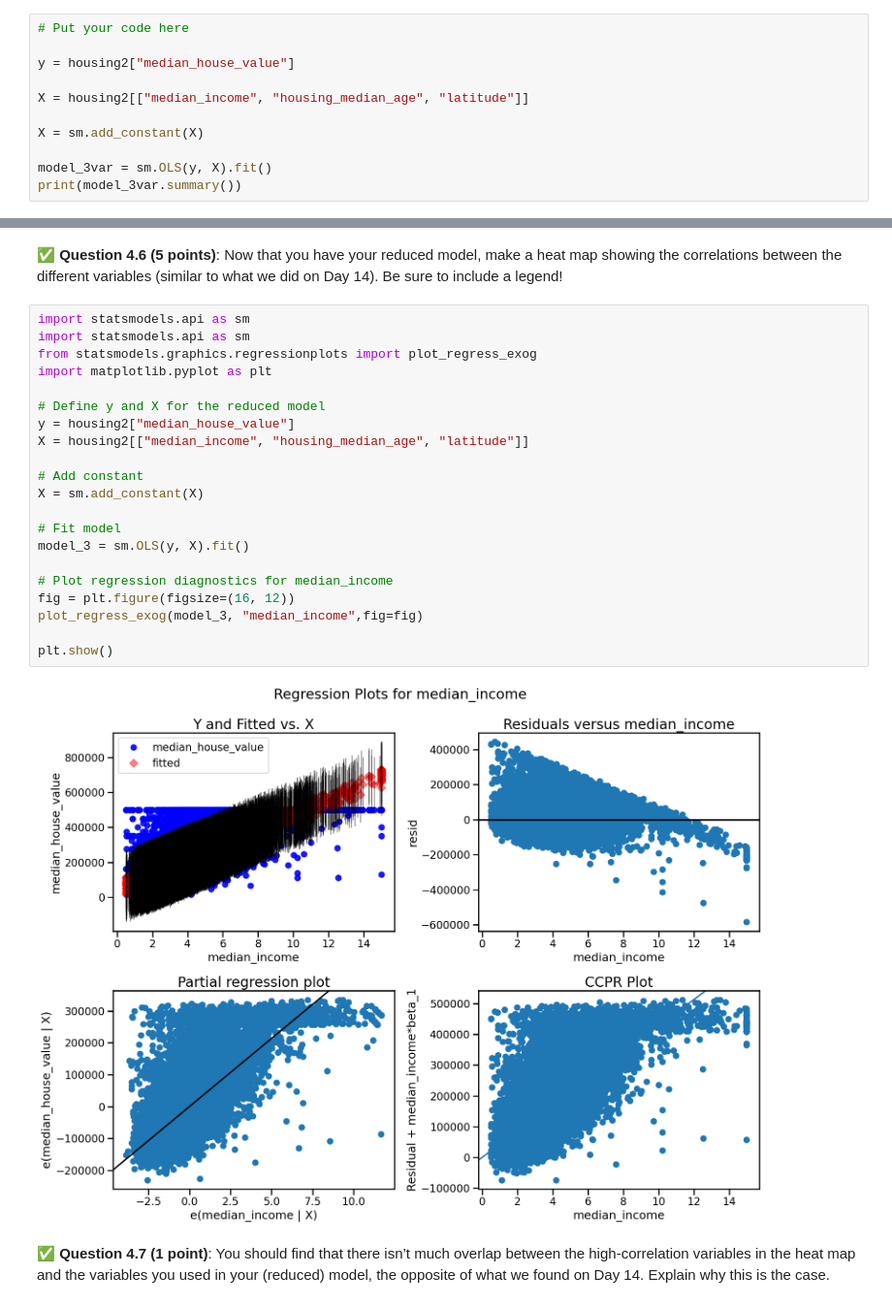
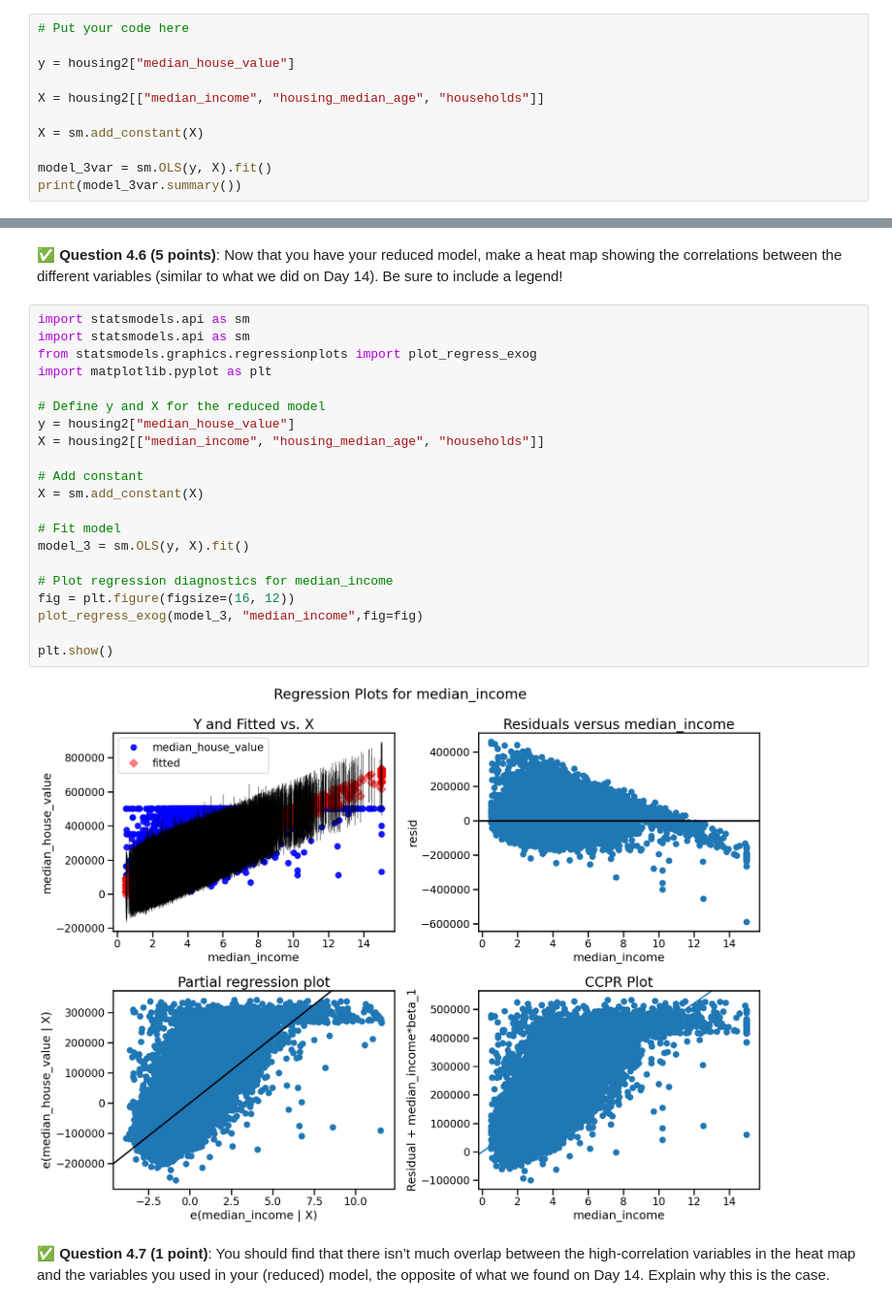
Before and after one commit to eliasel3-hub/CMSE202-f25-turnin, a Jupyter notebook: hw-03/HW-03_Regression-F25-STUDENT.ipynb, the cells around one changed output, grey strips where cells are left out. Shown at 97% size. Cells and saved outputs as stored; diff of their text form.

```diff
--- a/hw-03/HW-03_Regression-F25-STUDENT.ipynb
+++ b/hw-03/HW-03_Regression-F25-STUDENT.ipynb
@@ -414,7 +432,7 @@ Multicollinearity is a statistical phenomenon where some of the features in a mo
 
 y = housing2["median_house_value"]
 
-X = housing2[["median_income", "housing_median_age", "latitude"]]
+X = housing2[["median_income", "housing_median_age", "households"]]
 
 X = sm.add_constant(X)
 
@@ -449,26 +467,26 @@ Notes:
 # %%
 import statsmodels.api as sm
 import statsmodels.api as sm
 from statsmodels.graphics.regressionplots import plot_regress_exog
 import matplotlib.pyplot as plt
 
 # Define y and X for the reduced model
 y = housing2["median_house_value"]
-X = housing2[["median_income", "housing_median_age", "latitude"]]
+X = housing2[["median_income", "housing_median_age", "households"]]
 
 # Add constant
 X = sm.add_constant(X)
 
 # Fit model
 model_3 = sm.OLS(y, X).fit()
 
 # Plot regression diagnostics for median_income
 fig = plt.figure(figsize=(16, 12))
 plot_regress_exog(model_3, "median_income",fig=fig)
 
 plt.show()
 # %% [output]
-[figure, old version]
+[figure, new version]
 # %% [markdown]
 &#9989;  **Question 4.7 (1 point)**: You should find that there isn’t much overlap between the high-correlation variables in the heat map and the variables you used in your (reduced)  model, the opposite of what we found on Day 14. Explain why this is the case.
 # %% [markdown]
```
Also changed, not shown: parts of 28 cells of this notebook.
